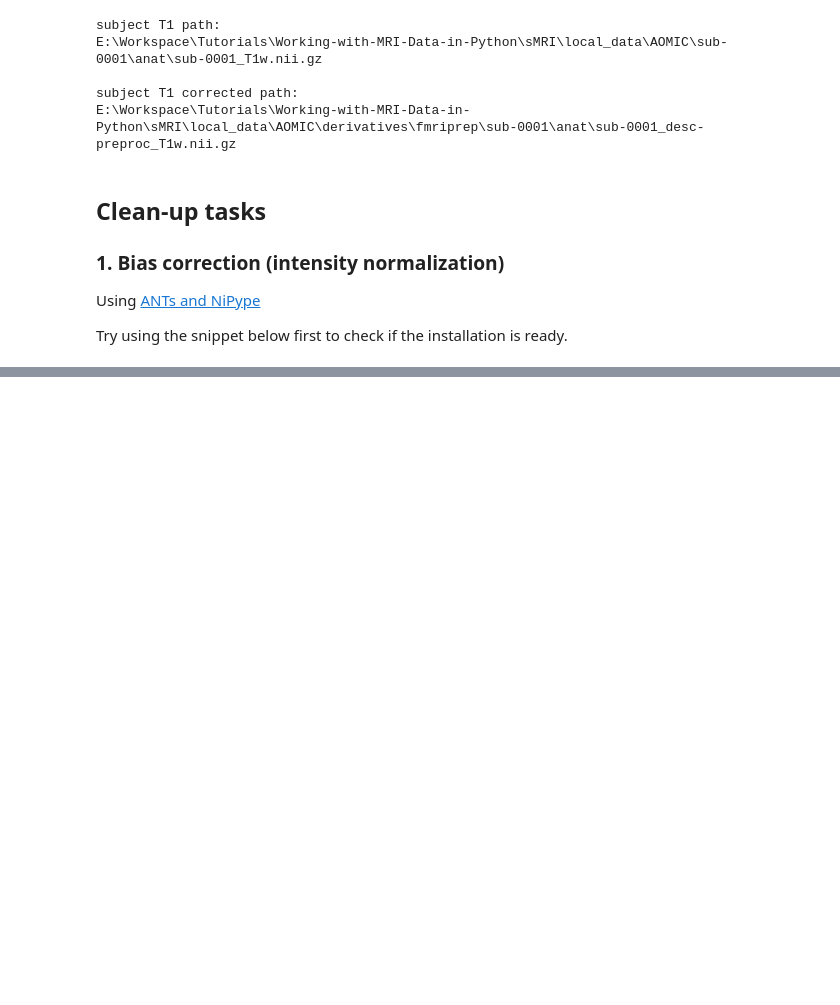
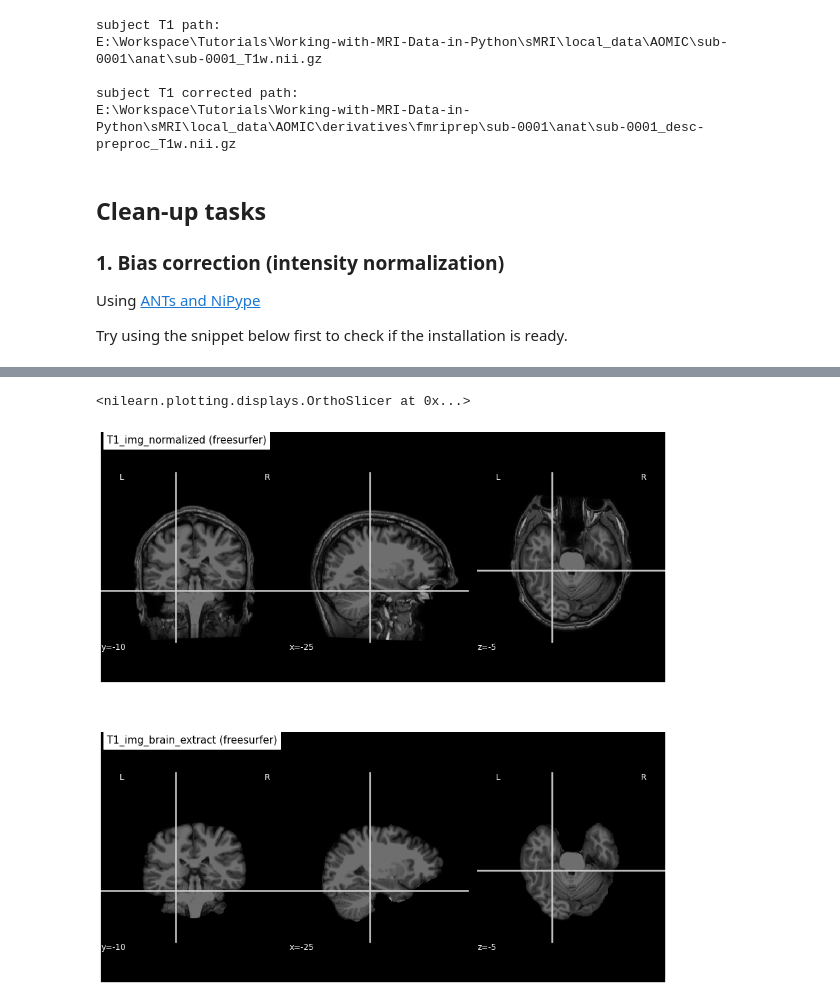
Before and after one commit to YuyangXueEd/Working-with-MRI-Data-in-Python, a Jupyter notebook: sMRI/2-sMRI_Clean-up.ipynb, the cells around one changed output, grey strips where cells are left out. Drawn from its saved outputs; the diff is of its cells as text; code cells hidden in the pictures; blank space fills up the shorter version.

```diff
--- a/sMRI/2-sMRI_Clean-up.ipynb
+++ b/sMRI/2-sMRI_Clean-up.ipynb
@@ -169,0 +299,15 @@ plotting.plot_anat(T1_corrected, title="T1_corrected_img", cut_coords=cut_coords
+# %%
+T1_normalized = freesurfer_output_dir + 'T1.mgz'
+T1_brain_extract = freesurfer_output_dir + 'brainmask.mgz'
+
+T1_img_normalized = nib.load(T1_normalized)
+T1_img_brain_extract = nib.load(T1_brain_extract)
+
+cut_coords = (-25, -10, -5)
+
+fig, (ax1, ax2) = plt.subplots(2, 1, figsize=(15, 15))
+plotting.plot_anat(T1_img_normalized, title="T1_img_normalized (freesurfer)", cut_coords=cut_coords, vmax=255, axes=ax1)
+plotting.plot_anat(T1_img_brain_extract, title="T1_img_brain_extract (freesurfer)", cut_coords=cut_coords, vmax=255, axes=ax2)
+# %% [output]
+<nilearn.plotting.displays.OrthoSlicer at 0x...>
+[figure, added]
```
Also changed, not shown: parts of 14 cells of this notebook, 3 other files.
